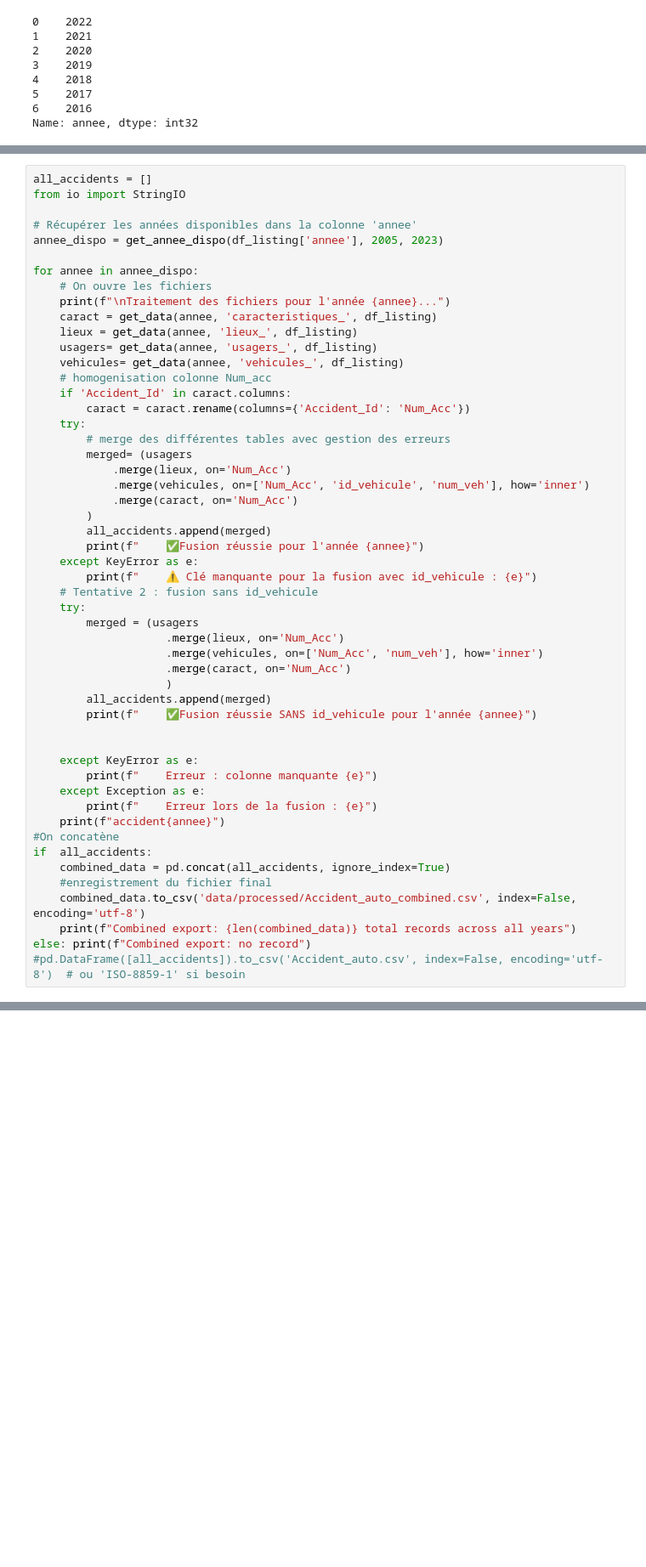
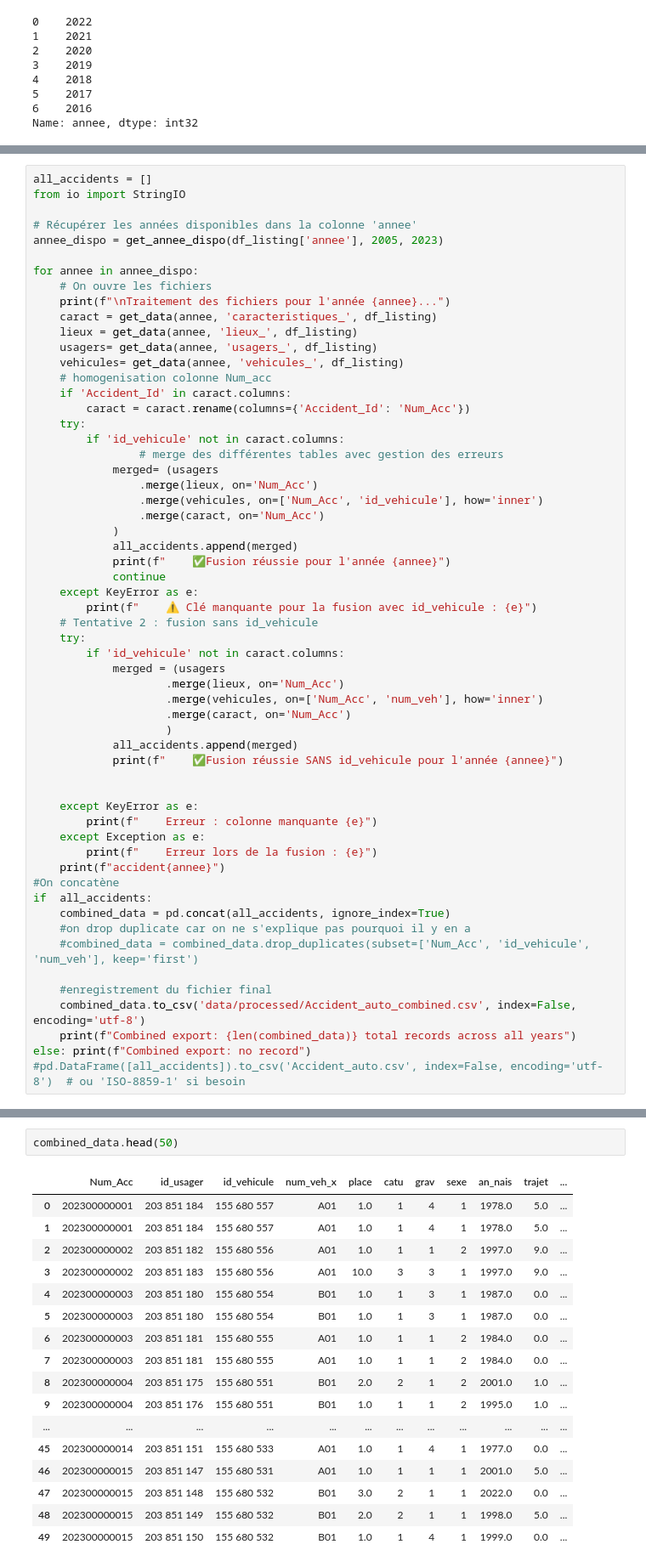
Before and after one commit to DataScientest-Studio/mai25_bds_accidents, a Jupyter notebook: Assemblage_Boucle.ipynb, the cells around one changed output, grey strips where cells are left out. Shown: that part at 85% size. Cells and saved outputs as stored; diff of their text form; blank space fills up the shorter version.

Commit message:
modif pour éviter les doublons mais ne gère pas les doublons issus de lieux multiples pour un meme Num_Acc (en 2800 doublons)

```diff
--- a/Assemblage_Boucle.ipynb
+++ b/Assemblage_Boucle.ipynb
@@ -262,25 +285,28 @@ for annee in annee_dispo:
     if 'Accident_Id' in caract.columns:
         caract = caract.rename(columns={'Accident_Id': 'Num_Acc'})
     try:
-        # merge des différentes tables avec gestion des erreurs
-        merged= (usagers
-            .merge(lieux, on='Num_Acc')
-            .merge(vehicules, on=['Num_Acc', 'id_vehicule', 'num_veh'], how='inner')
-            .merge(caract, on='Num_Acc')
-        )
-        all_accidents.append(merged)
-        print(f"    ✅Fusion réussie pour l'année {annee}")
+        if 'id_vehicule' not in caract.columns:
+                # merge des différentes tables avec gestion des erreurs
+            merged= (usagers
+                .merge(lieux, on='Num_Acc')
+                .merge(vehicules, on=['Num_Acc', 'id_vehicule'], how='inner')
+                .merge(caract, on='Num_Acc')
+            )
+            all_accidents.append(merged)
+            print(f"    ✅Fusion réussie pour l'année {annee}")
+            continue
     except KeyError as e:
         print(f"    ⚠️ Clé manquante pour la fusion avec id_vehicule : {e}")
     # Tentative 2 : fusion sans id_vehicule
     try:
-        merged = (usagers
+        if 'id_vehicule' not in caract.columns:
+            merged = (usagers
                     .merge(lieux, on='Num_Acc')
                     .merge(vehicules, on=['Num_Acc', 'num_veh'], how='inner')
                     .merge(caract, on='Num_Acc')
                     )
-        all_accidents.append(merged)
-        print(f"    ✅Fusion réussie SANS id_vehicule pour l'année {annee}")
+            all_accidents.append(merged)
+            print(f"    ✅Fusion réussie SANS id_vehicule pour l'année {annee}")
 
 
     except KeyError as e:
@@ -291,6 +317,9 @@ for annee in annee_dispo:
 #On concatène
 if  all_accidents:
     combined_data = pd.concat(all_accidents, ignore_index=True)
+    #on drop duplicate car on ne s'explique pas pourquoi il y en a
+    #combined_data = combined_data.drop_duplicates(subset=['Num_Acc', 'id_vehicule', 'num_veh'], keep='first')
+
     #enregistrement du fichier final
     combined_data.to_csv('data/processed/Accident_auto_combined.csv', index=False, encoding='utf-8')
     print(f"Combined export: {len(combined_data)} total records across all years")
@@ -316,0 +346,20 @@ Combined export: 3458037 total records across all years
+# %%
+combined_data.head(50)
+# %% [output]
+|  | Num_Acc | id_usager | id_vehicule | num_veh_x | place | catu | grav | sexe | an_nais | trajet | ... |
+| 0 | 202300000001 | 203 851 184 | 155 680 557 | A01 | 1.0 | 1 | 4 | 1 | 1978.0 | 5.0 | ... |
+| 1 | 202300000001 | 203 851 184 | 155 680 557 | A01 | 1.0 | 1 | 4 | 1 | 1978.0 | 5.0 | ... |
+| 2 | 202300000002 | 203 851 182 | 155 680 556 | A01 | 1.0 | 1 | 1 | 2 | 1997.0 | 9.0 | ... |
+| 3 | 202300000002 | 203 851 183 | 155 680 556 | A01 | 10.0 | 3 | 3 | 1 | 1997.0 | 9.0 | ... |
+| 4 | 202300000003 | 203 851 180 | 155 680 554 | B01 | 1.0 | 1 | 3 | 1 | 1987.0 | 0.0 | ... |
+| 5 | 202300000003 | 203 851 180 | 155 680 554 | B01 | 1.0 | 1 | 3 | 1 | 1987.0 | 0.0 | ... |
+| 6 | 202300000003 | 203 851 181 | 155 680 555 | A01 | 1.0 | 1 | 1 | 2 | 1984.0 | 0.0 | ... |
+| 7 | 202300000003 | 203 851 181 | 155 680 555 | A01 | 1.0 | 1 | 1 | 2 | 1984.0 | 0.0 | ... |
+| 8 | 202300000004 | 203 851 175 | 155 680 551 | B01 | 2.0 | 2 | 1 | 2 | 2001.0 | 1.0 | ... |
+| 9 | 202300000004 | 203 851 176 | 155 680 551 | B01 | 1.0 | 1 | 1 | 2 | 1995.0 | 1.0 | ... |
+| ... | ... | ... | ... | ... | ... | ... | ... | ... | ... | ... | ... |
+| 45 | 202300000014 | 203 851 151 | 155 680 533 | A01 | 1.0 | 1 | 4 | 1 | 1977.0 | 0.0 | ... |
+| 46 | 202300000015 | 203 851 147 | 155 680 531 | A01 | 1.0 | 1 | 1 | 1 | 2001.0 | 5.0 | ... |
+| 47 | 202300000015 | 203 851 148 | 155 680 532 | B01 | 3.0 | 2 | 1 | 1 | 2022.0 | 0.0 | ... |
+| 48 | 202300000015 | 203 851 149 | 155 680 532 | B01 | 2.0 | 2 | 1 | 1 | 1998.0 | 5.0 | ... |
+| 49 | 202300000015 | 203 851 150 | 155 680 532 | B01 | 1.0 | 1 | 4 | 1 | 1999.0 | 0.0 | ... |
```
Also changed, not shown: parts of 4 cells of this notebook.
